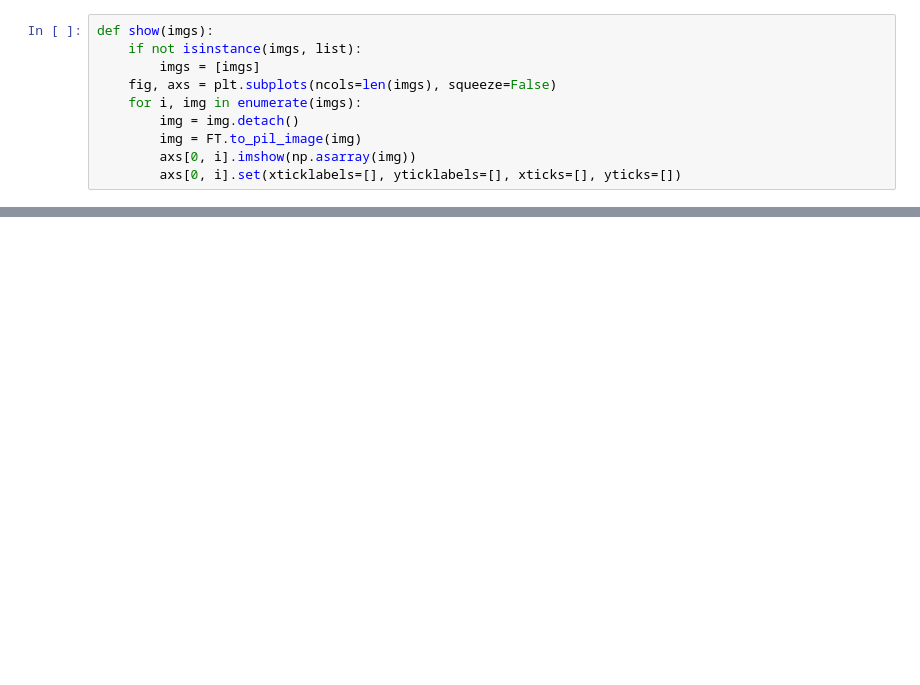
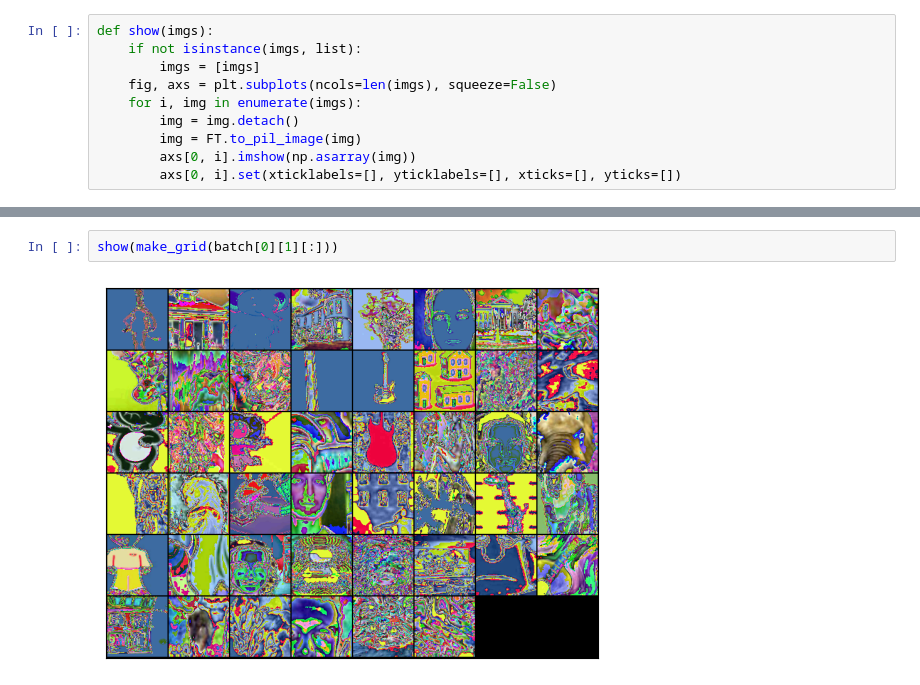
Before and after one commit to myasincifci/dispatch_smol, a Jupyter notebook: notebooks/dataset_benchmark.ipynb, the cells around one changed output, grey strips where cells are left out. Cells and saved outputs as stored; diff of their text form; blank space fills up the shorter version.

```diff
--- a/notebooks/dataset_benchmark.ipynb
+++ b/notebooks/dataset_benchmark.ipynb
@@ -35,0 +52,4 @@ show(make_grid(batch[0][:]))
+# %%
+show(make_grid(batch[0][1][:]))
+# %% [output]
+[figure, added]
```
Also changed, not shown: parts of 6 cells of this notebook, 4 other files.
